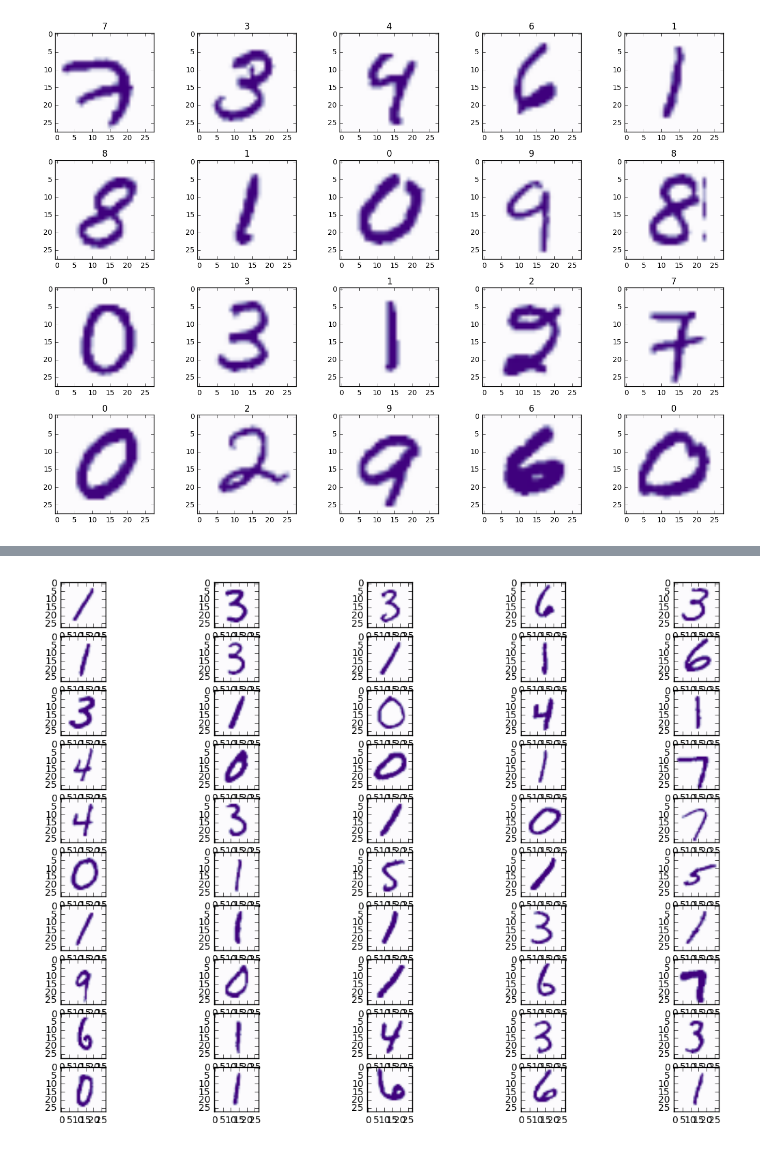
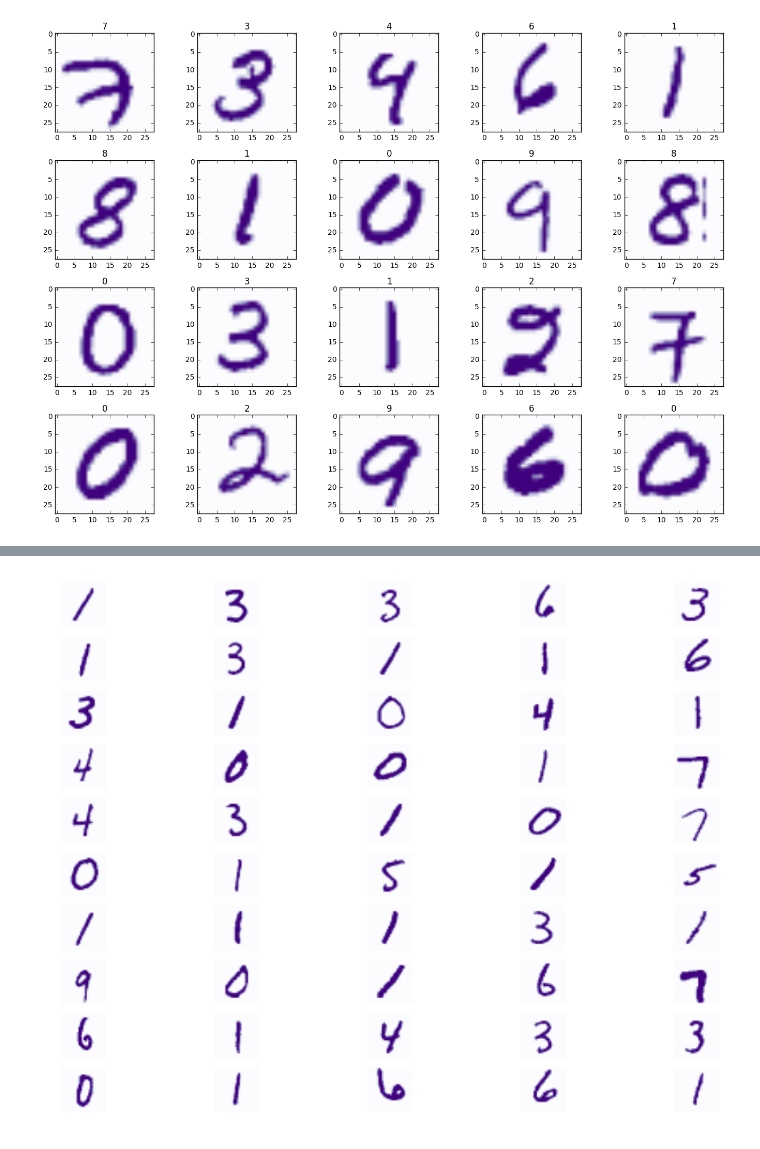
Before and after one commit to EmiliaPompe/DogsProject, a Jupyter notebook: OnlineGreedyImages_WorkingCOPY.ipynb, the cells around one changed output, grey strips where cells are left out. Saved outputs shown, nothing was run; the diff lists cells and outputs as text; code cells hidden in the pictures.

```diff
--- a/OnlineGreedyImages_WorkingCOPY.ipynb
+++ b/OnlineGreedyImages_WorkingCOPY.ipynb
@@ -56,6 +56,7 @@ plt.figure(figsize=(14,10))
 for i in xrange(M):
     plt.subplot(M/5,5,i+1)
     plt.imshow(data[resultImages[0]][i].reshape((28,28)))
+    plt.axis('off')
     #plt.title(mnist.train.labels[i])
     plt.set_cmap('Purples')
 # %% [output]
@@ -63,10 +64,11 @@ for i in xrange(M):
 # %%
 #plotting the criticism
 plt.figure(figsize=(14,10))
 for i in xrange(M):
     plt.subplot(M/5,5,i+1)
     plt.imshow(data[resultImages[1]][i].reshape((28,28)))
+    plt.axis('off')
     #plt.title(mnist.train.labels[i])
     plt.set_cmap('Purples')
 # %% [output]
-[figure, old version]
+[figure, new version]
```
Also changed, not shown: parts of 1 cell of this notebook, 3 other files.
